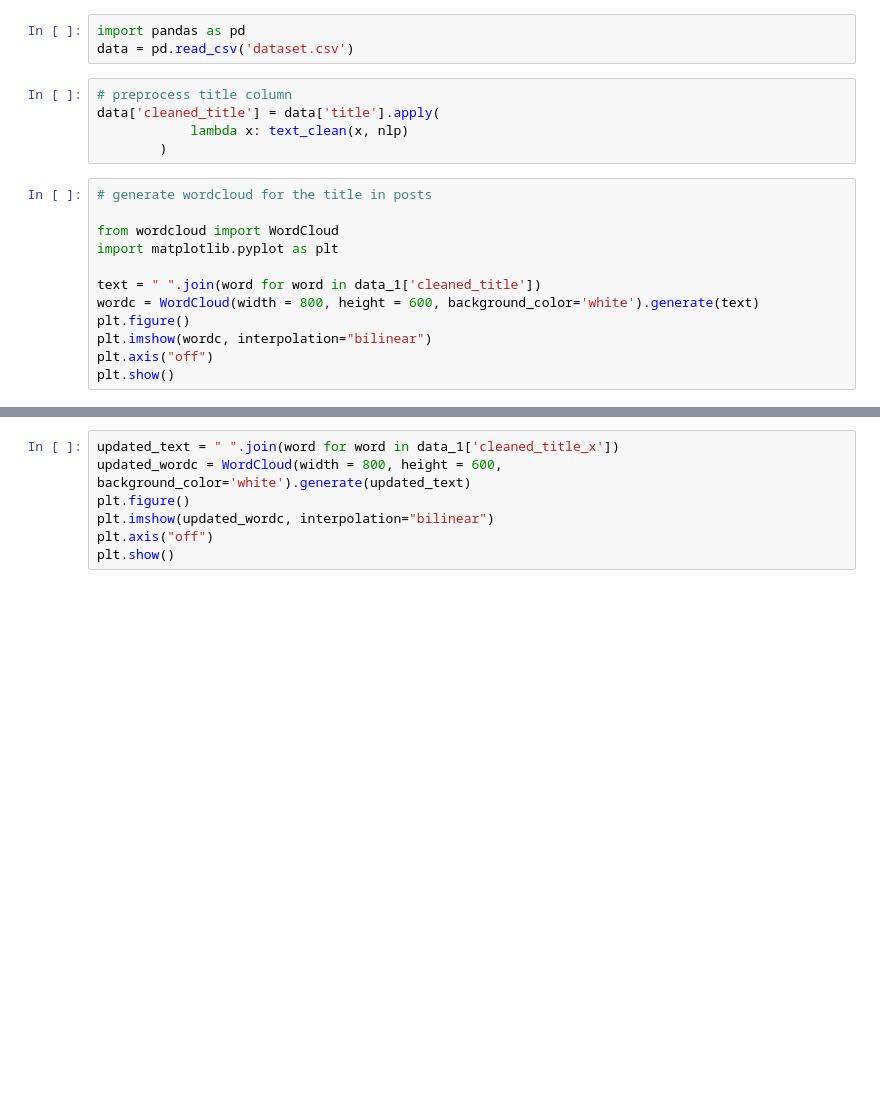
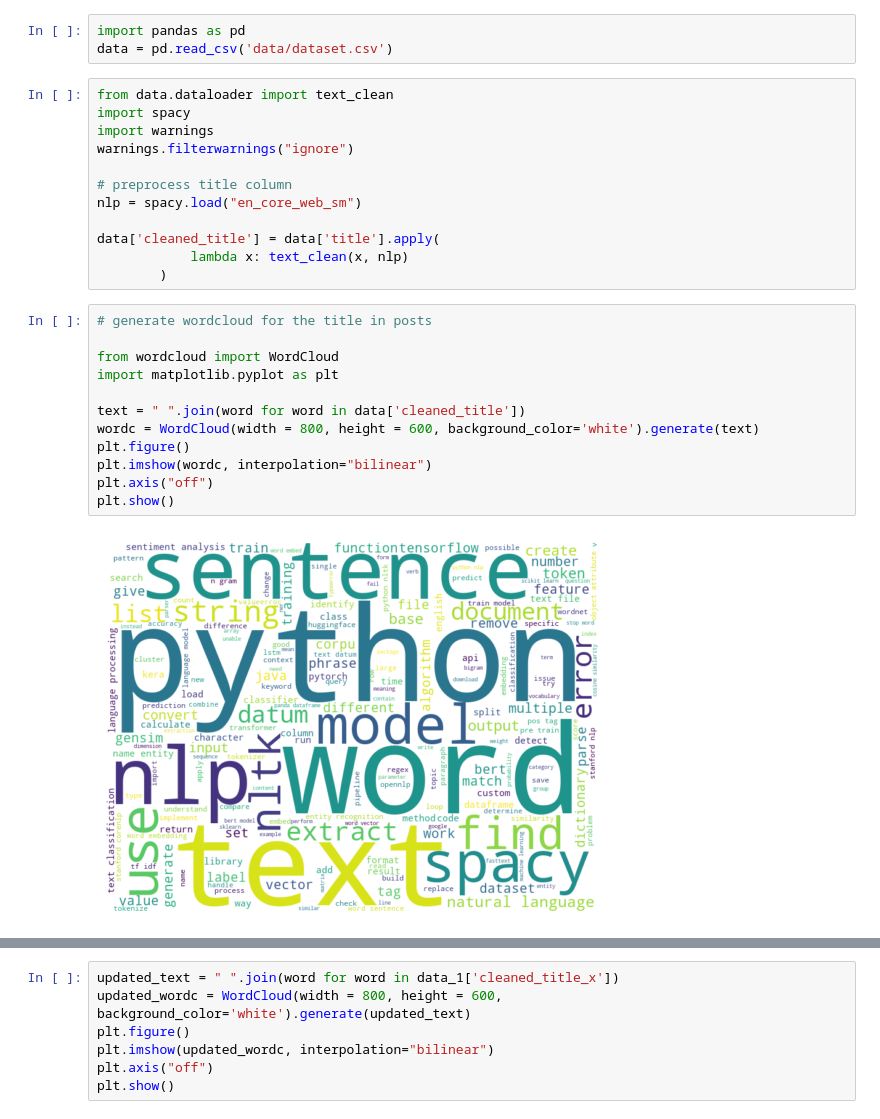
Before and after one commit to GuGu97/NLP_A2_2025, a Jupyter notebook: main.ipynb, the cells around one changed output, grey strips where cells are left out. Drawn from its saved outputs; the diff is of its cells as text; blank space fills up the shorter version.

```diff
--- a/main.ipynb
+++ b/main.ipynb
@@ -13,23 +10,32 @@ The autoreload extension is already loaded. To reload it, use:
 # %%
 import pandas as pd
-data = pd.read_csv('dataset.csv')
+data = pd.read_csv('data/dataset.csv')
 # %%
+from data.dataloader import text_clean
+import spacy
+import warnings
+warnings.filterwarnings("ignore")
+
 # preprocess title column
+nlp = spacy.load("en_core_web_sm")
+
 data['cleaned_title'] = data['title'].apply(
             lambda x: text_clean(x, nlp)
         )
 # %%
 # generate wordcloud for the title in posts
 
 from wordcloud import WordCloud
 import matplotlib.pyplot as plt
 
-text = " ".join(word for word in data_1['cleaned_title'])
+text = " ".join(word for word in data['cleaned_title'])
 wordc = WordCloud(width = 800, height = 600, background_color='white').generate(text)
 plt.figure()
 plt.imshow(wordc, interpolation="bilinear")
 plt.axis("off")
 plt.show()
+# %% [output]
+[figure, added]
 # %%
 from sklearn.feature_extraction.text import TfidfVectorizer
 
```
Also changed, not shown: parts of 8 cells of this notebook.
